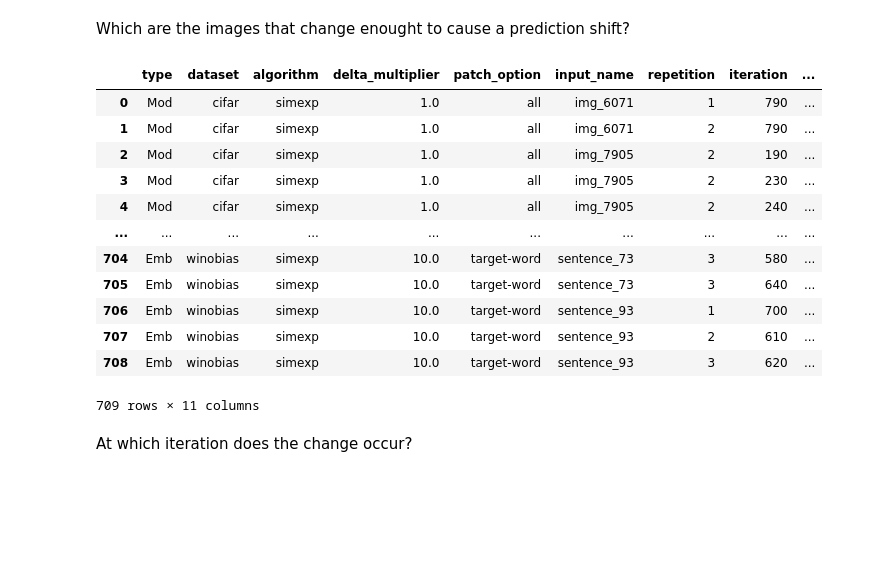
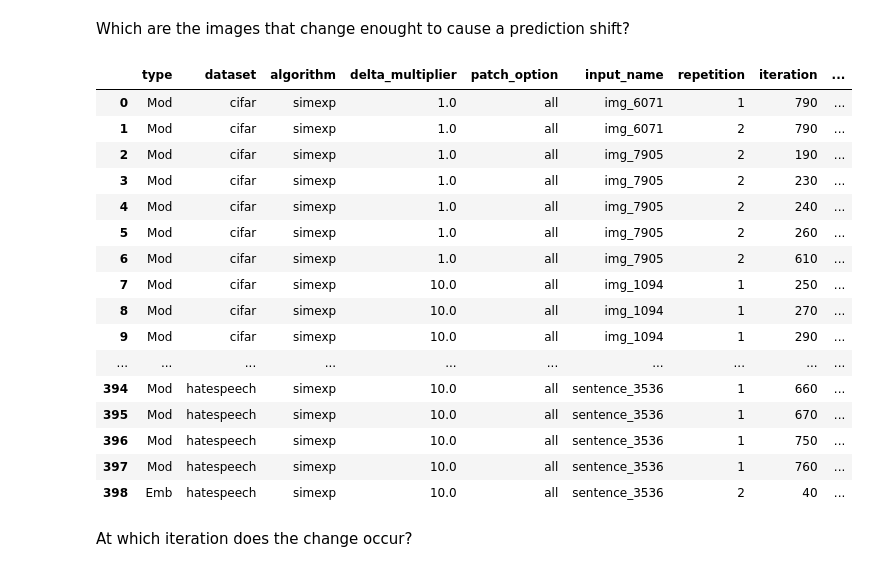
Before and after one commit to alessiomarta/transformers_equivalence_classes, a Jupyter notebook: notebooks/interpretation-analysis.ipynb, the cells around one changed output. Saved outputs shown, nothing was run; the diff lists cells and outputs as text; code cells hidden in the pictures; blank space fills up the shorter version.

```diff
--- a/notebooks/interpretation-analysis.ipynb
+++ b/notebooks/interpretation-analysis.ipynb
@@ -192,41 +361,45 @@ for group_keys, group in results.groupby(group_cols):
             change_type = "Both" if changed_emb and changed_mod else ("Emb" if changed_emb else "Mod")
 
             change_records.append({
                 "type": change_type,
                 "dataset": row.dataset,
                 "algorithm": row.algorithm,
                 "delta_multiplier": row.delta_multiplier,
                 "patch_option": row.patch_option,
                 "input_name": row.input_name,
                 "repetition": row.repetition,
                 "iteration": row.iteration,
                 "original_pred": row.original_image_pred,
                 "embedding_pred": row.embedding_pred,
                 "modified_pred": row.modified_image_pred
             })
 
             prev_emb = row.embedding_pred
             prev_mod = row.modified_image_pred
 
 # Convert to DataFrame
 df_pred_changes = pd.DataFrame(change_records)
-pd.set_option('display.max_rows', 700)
+pd.set_option('display.max_rows', 750)
 # Show result
 df_pred_changes
 # %% [output]
 |  | type | dataset | algorithm | delta_multiplier | patch_option | input_name | repetition | iteration | ... |
 | 0 | Mod | cifar | simexp | 1.0 | all | img_6071 | 1 | 790 | ... |
 | 1 | Mod | cifar | simexp | 1.0 | all | img_6071 | 2 | 790 | ... |
 | 2 | Mod | cifar | simexp | 1.0 | all | img_7905 | 2 | 190 | ... |
 | 3 | Mod | cifar | simexp | 1.0 | all | img_7905 | 2 | 230 | ... |
 | 4 | Mod | cifar | simexp | 1.0 | all | img_7905 | 2 | 240 | ... |
+| 5 | Mod | cifar | simexp | 1.0 | all | img_7905 | 2 | 260 | ... |
+| 6 | Mod | cifar | simexp | 1.0 | all | img_7905 | 2 | 610 | ... |
+| 7 | Mod | cifar | simexp | 10.0 | all | img_1094 | 1 | 250 | ... |
+| 8 | Mod | cifar | simexp | 10.0 | all | img_1094 | 1 | 270 | ... |
+| 9 | Mod | cifar | simexp | 10.0 | all | img_1094 | 1 | 290 | ... |
 | ... | ... | ... | ... | ... | ... | ... | ... | ... | ... |
-| 704 | Emb | winobias | simexp | 10.0 | target-word | sentence_73 | 3 | 580 | ... |
-| 705 | Emb | winobias | simexp | 10.0 | target-word | sentence_73 | 3 | 640 | ... |
-| 706 | Emb | winobias | simexp | 10.0 | target-word | sentence_93 | 1 | 700 | ... |
-| 707 | Emb | winobias | simexp | 10.0 | target-word | sentence_93 | 2 | 610 | ... |
-| 708 | Emb | winobias | simexp | 10.0 | target-word | sentence_93 | 3 | 620 | ... |
+| 394 | Mod | hatespeech | simexp | 10.0 | all | sentence_3536 | 1 | 660 | ... |
+| 395 | Mod | hatespeech | simexp | 10.0 | all | sentence_3536 | 1 | 670 | ... |
+| 396 | Mod | hatespeech | simexp | 10.0 | all | sentence_3536 | 1 | 750 | ... |
+| 397 | Mod | hatespeech | simexp | 10.0 | all | sentence_3536 | 1 | 760 | ... |
+| 398 | Emb | hatespeech | simexp | 10.0 | all | sentence_3536 | 2 | 40 | ... |
-709 rows × 11 columns
 # %% [markdown]
 At which iteration does the change occur?
 # %%
```
Also changed, not shown: parts of 2 cells of this notebook, 4 other files.
